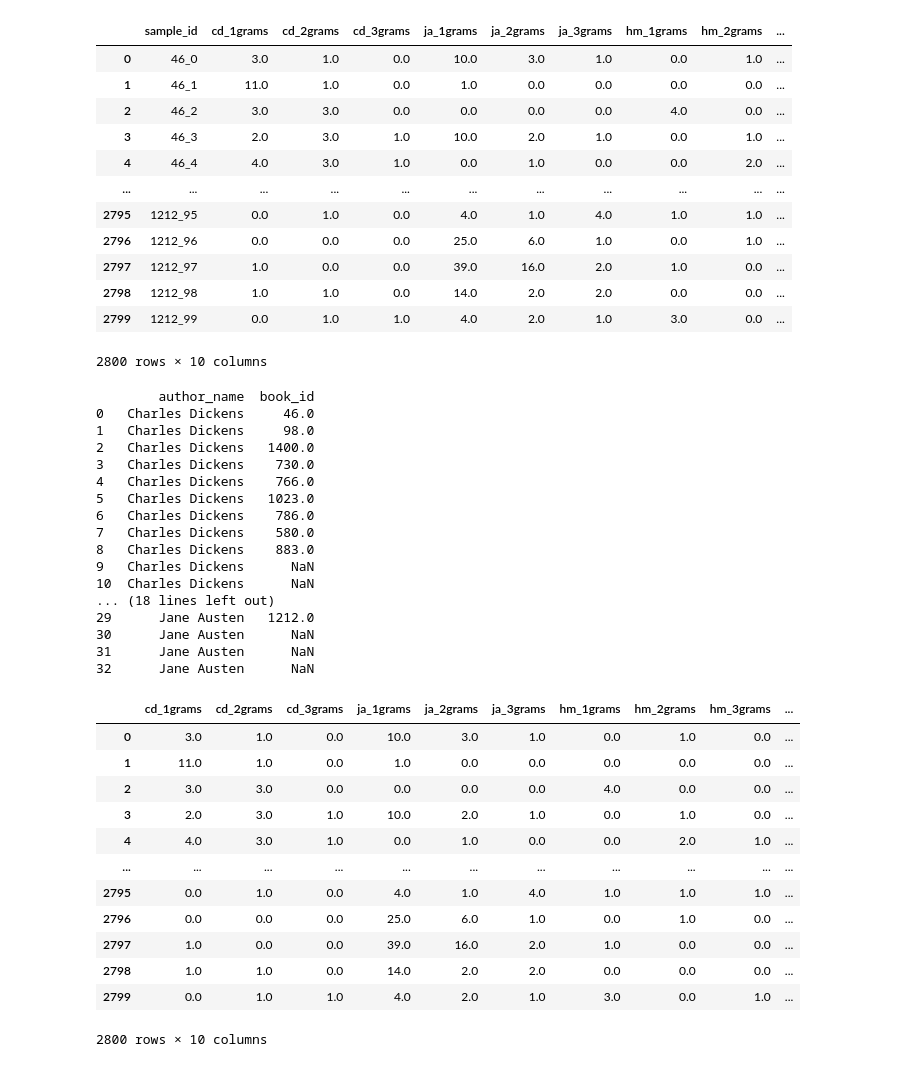
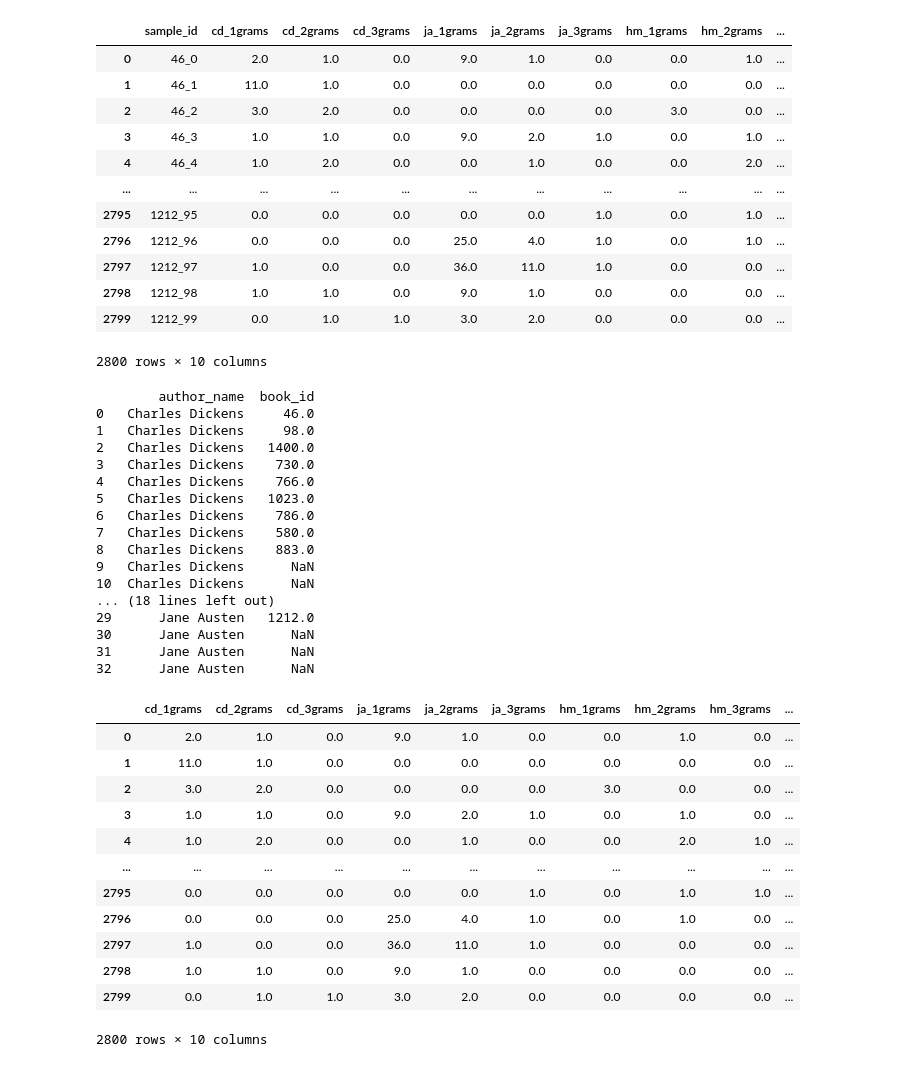
Before and after one commit to accuracy-eminent/writing_style_detection, a Jupyter notebook: ml.ipynb, the cells around one changed output. Cells and saved outputs as stored; diff of their text form; code cells hidden in the pictures.

```diff
--- a/ml.ipynb
+++ b/ml.ipynb
@@ -105,45 +105,46 @@ def get_data_df(book_samples, book_authors):
         #words = book_samples[sample_id]
         #print(sample_id)
         #print(words)
         sample_row = {}
         get_ngrams = lambda words, gram_length: pd.Series(sorted(ngrams(words, gram_length))).value_counts()
         top_grams = {}
         # Calculate 1 to 3-grarms
         for gram_length in range(1, 4):
             top_grams[gram_length] = get_ngrams(words, gram_length)
         # Find the number of reference ngrams by author in each sample
         for author in ref_grams[1].keys():
             for gram_length in range(1, 4):
                 top_grams_count = top_grams[gram_length]
-                author_ref_grams = ref_grams[gram_length][author]
+                # Uese only the first 5 ngrams
+                author_ref_grams = ref_grams[gram_length][author][0:5]
                 author_grams_count = top_grams_count.reindex(author_ref_grams)
                 #print(author_grams_count)
                 sample_row[f'{author}_{gram_length}grams'] = author_grams_count.sum()
         data_dict[sample_id] = sample_row
     data_df = pd.DataFrame(data_dict).T
     data_df = (
         data_df
         .reset_index()
         .rename(columns={'index':'sample_id'})
     )
     return data_df
     #base_df = pd.DataFrame(pd.Series(book_samples)).reset_index()
     #base_df.columns = ['sample','words']
 orig_data_df = get_data_df(book_samples, book_authors)
 orig_data_df
 # %% [output]
 |  | sample_id | cd_1grams | cd_2grams | cd_3grams | ja_1grams | ja_2grams | ja_3grams | hm_1grams | hm_2grams | ... |
-| 0 | 46_0 | 3.0 | 1.0 | 0.0 | 10.0 | 3.0 | 1.0 | 0.0 | 1.0 | ... |
-| 1 | 46_1 | 11.0 | 1.0 | 0.0 | 1.0 | 0.0 | 0.0 | 0.0 | 0.0 | ... |
-| 2 | 46_2 | 3.0 | 3.0 | 0.0 | 0.0 | 0.0 | 0.0 | 4.0 | 0.0 | ... |
-| 3 | 46_3 | 2.0 | 3.0 | 1.0 | 10.0 | 2.0 | 1.0 | 0.0 | 1.0 | ... |
-| 4 | 46_4 | 4.0 | 3.0 | 1.0 | 0.0 | 1.0 | 0.0 | 0.0 | 2.0 | ... |
+| 0 | 46_0 | 2.0 | 1.0 | 0.0 | 9.0 | 1.0 | 0.0 | 0.0 | 1.0 | ... |
+| 1 | 46_1 | 11.0 | 1.0 | 0.0 | 0.0 | 0.0 | 0.0 | 0.0 | 0.0 | ... |
+| 2 | 46_2 | 3.0 | 2.0 | 0.0 | 0.0 | 0.0 | 0.0 | 3.0 | 0.0 | ... |
+| 3 | 46_3 | 1.0 | 1.0 | 0.0 | 9.0 | 2.0 | 1.0 | 0.0 | 1.0 | ... |
+| 4 | 46_4 | 1.0 | 2.0 | 0.0 | 0.0 | 1.0 | 0.0 | 0.0 | 2.0 | ... |
 | ... | ... | ... | ... | ... | ... | ... | ... | ... | ... | ... |
-| 2795 | 1212_95 | 0.0 | 1.0 | 0.0 | 4.0 | 1.0 | 4.0 | 1.0 | 1.0 | ... |
-| 2796 | 1212_96 | 0.0 | 0.0 | 0.0 | 25.0 | 6.0 | 1.0 | 0.0 | 1.0 | ... |
-| 2797 | 1212_97 | 1.0 | 0.0 | 0.0 | 39.0 | 16.0 | 2.0 | 1.0 | 0.0 | ... |
-| 2798 | 1212_98 | 1.0 | 1.0 | 0.0 | 14.0 | 2.0 | 2.0 | 0.0 | 0.0 | ... |
-| 2799 | 1212_99 | 0.0 | 1.0 | 1.0 | 4.0 | 2.0 | 1.0 | 3.0 | 0.0 | ... |
+| 2795 | 1212_95 | 0.0 | 0.0 | 0.0 | 0.0 | 0.0 | 1.0 | 0.0 | 1.0 | ... |
+| 2796 | 1212_96 | 0.0 | 0.0 | 0.0 | 25.0 | 4.0 | 1.0 | 0.0 | 1.0 | ... |
+| 2797 | 1212_97 | 1.0 | 0.0 | 0.0 | 36.0 | 11.0 | 1.0 | 0.0 | 0.0 | ... |
+| 2798 | 1212_98 | 1.0 | 1.0 | 0.0 | 9.0 | 1.0 | 0.0 | 0.0 | 0.0 | ... |
+| 2799 | 1212_99 | 0.0 | 1.0 | 1.0 | 3.0 | 2.0 | 0.0 | 0.0 | 0.0 | ... |
 2800 rows × 10 columns
 # %%
 data_df = (
@@ -179,16 +180,16 @@ data_df
 31      Jane Austen      NaN
 32      Jane Austen      NaN
 |  | cd_1grams | cd_2grams | cd_3grams | ja_1grams | ja_2grams | ja_3grams | hm_1grams | hm_2grams | hm_3grams | ... |
-| 0 | 3.0 | 1.0 | 0.0 | 10.0 | 3.0 | 1.0 | 0.0 | 1.0 | 0.0 | ... |
-| 1 | 11.0 | 1.0 | 0.0 | 1.0 | 0.0 | 0.0 | 0.0 | 0.0 | 0.0 | ... |
-| 2 | 3.0 | 3.0 | 0.0 | 0.0 | 0.0 | 0.0 | 4.0 | 0.0 | 0.0 | ... |
-| 3 | 2.0 | 3.0 | 1.0 | 10.0 | 2.0 | 1.0 | 0.0 | 1.0 | 0.0 | ... |
-| 4 | 4.0 | 3.0 | 1.0 | 0.0 | 1.0 | 0.0 | 0.0 | 2.0 | 1.0 | ... |
+| 0 | 2.0 | 1.0 | 0.0 | 9.0 | 1.0 | 0.0 | 0.0 | 1.0 | 0.0 | ... |
+| 1 | 11.0 | 1.0 | 0.0 | 0.0 | 0.0 | 0.0 | 0.0 | 0.0 | 0.0 | ... |
+| 2 | 3.0 | 2.0 | 0.0 | 0.0 | 0.0 | 0.0 | 3.0 | 0.0 | 0.0 | ... |
+| 3 | 1.0 | 1.0 | 0.0 | 9.0 | 2.0 | 1.0 | 0.0 | 1.0 | 0.0 | ... |
+| 4 | 1.0 | 2.0 | 0.0 | 0.0 | 1.0 | 0.0 | 0.0 | 2.0 | 1.0 | ... |
 | ... | ... | ... | ... | ... | ... | ... | ... | ... | ... | ... |
-| 2795 | 0.0 | 1.0 | 0.0 | 4.0 | 1.0 | 4.0 | 1.0 | 1.0 | 1.0 | ... |
-| 2796 | 0.0 | 0.0 | 0.0 | 25.0 | 6.0 | 1.0 | 0.0 | 1.0 | 0.0 | ... |
-| 2797 | 1.0 | 0.0 | 0.0 | 39.0 | 16.0 | 2.0 | 1.0 | 0.0 | 0.0 | ... |
-| 2798 | 1.0 | 1.0 | 0.0 | 14.0 | 2.0 | 2.0 | 0.0 | 0.0 | 0.0 | ... |
-| 2799 | 0.0 | 1.0 | 1.0 | 4.0 | 2.0 | 1.0 | 3.0 | 0.0 | 1.0 | ... |
+| 2795 | 0.0 | 0.0 | 0.0 | 0.0 | 0.0 | 1.0 | 0.0 | 1.0 | 1.0 | ... |
+| 2796 | 0.0 | 0.0 | 0.0 | 25.0 | 4.0 | 1.0 | 0.0 | 1.0 | 0.0 | ... |
+| 2797 | 1.0 | 0.0 | 0.0 | 36.0 | 11.0 | 1.0 | 0.0 | 0.0 | 0.0 | ... |
+| 2798 | 1.0 | 1.0 | 0.0 | 9.0 | 1.0 | 0.0 | 0.0 | 0.0 | 0.0 | ... |
+| 2799 | 0.0 | 1.0 | 1.0 | 3.0 | 2.0 | 0.0 | 0.0 | 0.0 | 0.0 | ... |
 2800 rows × 10 columns
 # %%
```
Also changed, not shown: parts of 4 cells of this notebook, 1 other file.
